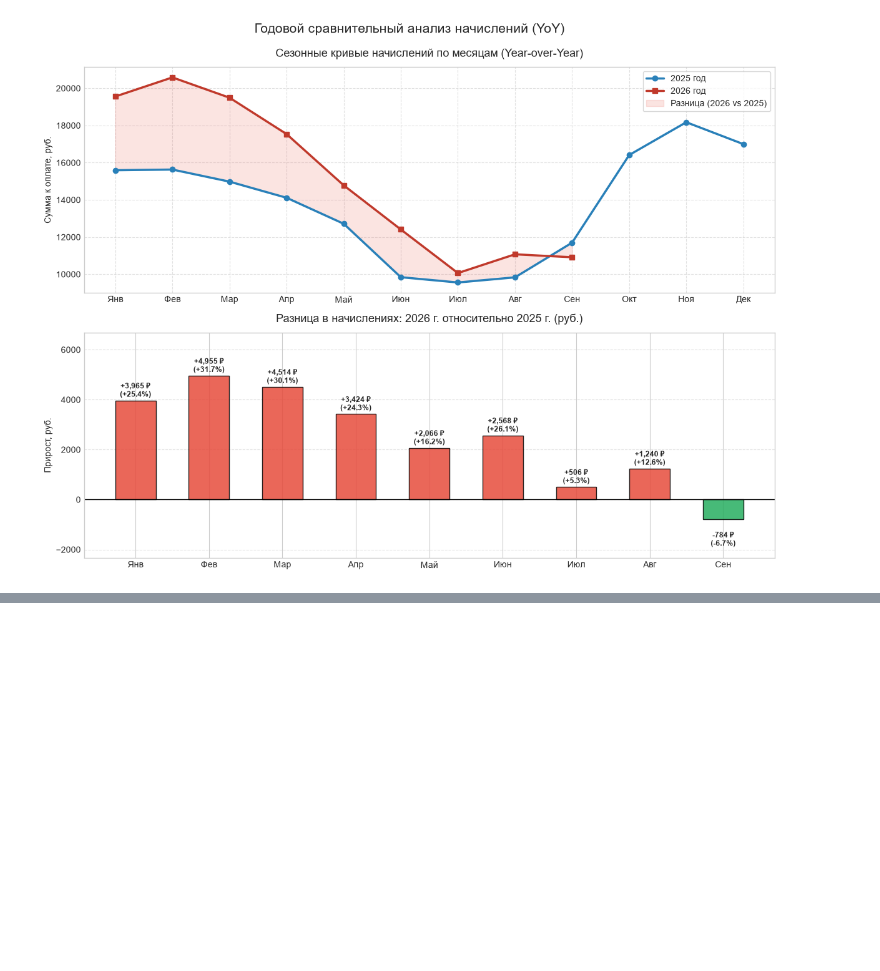
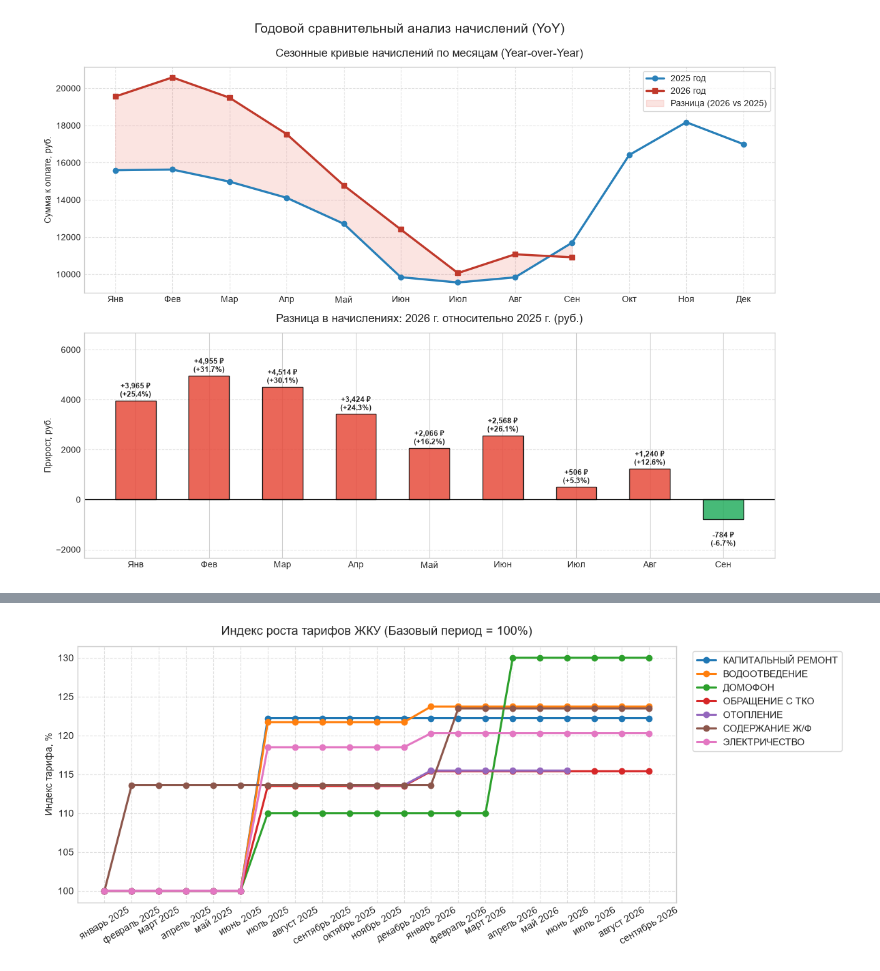
Before and after one commit to mbegma/pdf_table_parcer, a Jupyter notebook: notebooks/receipts_analytics.ipynb, the cells around one changed output, grey strips where cells are left out. Saved outputs shown, nothing was run; the diff lists cells and outputs as text; code cells hidden in the pictures; blank space fills up the shorter version.

```diff
--- a/notebooks/receipts_analytics.ipynb
+++ b/notebooks/receipts_analytics.ipynb
@@ -637,0 +646,79 @@ else:
+# %%
+query_tariffs = """
+    SELECT
+        r.period_date,
+        r.period,
+        sc.service_name,
+        sc.unit,
+        sc.tariff
+    FROM service_charges sc
+    JOIN receipts r ON sc.receipt_id = r.id
+    WHERE sc.tariff > 0
+    ORDER BY r.period_date;
+"""
+
+if HAS_PLOT_LIBS:
+    df_tariffs = pd.read_sql_query(query_tariffs, conn)
+
+    # Выбираем ключевые услуги с тарифами
+    target_services = [
+        'ВЗНОС НА КАПИТАЛЬНЫЙ РЕМОНТ',
+        'СОДЕРЖАНИЕ Ж/Ф',
+        'ОТОПЛЕНИЕ',
+        'ЭЛЕКТРИЧЕСТВО ОДНОТАРИФНЫЙ ПУ (Д1)',
+        'ВОДООТВЕДЕНИЕ',
+        'ДОМОФОН',
+        'ОБРАЩЕНИЕ С ТКО'
+    ]
+    df_filt = df_tariffs[df_tariffs['service_name'].isin(target_services)].copy()
+
+    # Сводная таблица по тарифам
+    pivot_tariffs = df_filt.pivot_table(index='period_date', columns='service_name', values='tariff', aggfunc='first').sort_index()
+
+    # Подписи оси X
+    period_map = df_tariffs.drop_duplicates('period_date').set_index('period_date')['period']
+    x_labels = [period_map.get(d, d) for d in pivot_tariffs.index]
+    x_pos = range(len(pivot_tariffs))
+
+    # 1. Таблица изменения тарифов (Старт -> Текущий -> Прирост)
+    tariff_summary = []
+    for col in pivot_tariffs.columns:
+        series = pivot_tariffs[col].dropna()
+        if not series.empty:
+            first_val = series.iloc[0]
+            last_val = series.iloc[-1]
+            unit = df_filt[df_filt['service_name'] == col]['unit'].iloc[0]
+            diff_val = last_val - first_val
+            pct_val = (diff_val / first_val) * 100.0
+            tariff_summary.append({
+                'Услуга': col,
+                'Ед. изм.': unit,
+                'Базовый тариф': round(first_val, 2),
+                'Текущий тариф': round(last_val, 2),
+                'Прирост, руб.': round(diff_val, 2),
+                'Индексация, %': f"{pct_val:+.1f}%"
+            })
+
+    df_tsum = pd.DataFrame(tariff_summary).sort_values('Прирост, руб.', ascending=False).reset_index(drop=True)
+    display(df_tsum)
+
+    # 2. График нормализованного индекса тарифов (% рост от базы = 100%)
+    pivot_idx = (pivot_tariffs / pivot_tariffs.bfill().iloc[0]) * 100.0
+
+    fig, ax = plt.subplots(figsize=(12, 5))
+    for col in pivot_idx.columns:
+        short_name = col.replace('ОДНОТАРИФНЫЙ ПУ (Д1)', '').replace('ВЗНОС НА ', '').strip()
+        ax.plot(x_pos, pivot_idx[col], marker='o', linewidth=2.2, label=f"{short_name}")
+
+    ax.set_title("Индекс роста тарифов ЖКУ (Базовый период = 100%)", fontsize=13, pad=12)
+    ax.set_ylabel("Индекс тарифа, %")
+    ax.set_xticks(x_pos)
+    ax.set_xticklabels(x_labels, rotation=30)
+    ax.grid(True, linestyle="--", alpha=0.6)
+    ax.legend(bbox_to_anchor=(1.02, 1), loc="upper left", frameon=True)
+    plt.tight_layout()
+    plt.show()
+else:
+    for r in conn.execute(query_tariffs):
+        print(dict(r))
+# %% [output]
@@ -637,0 +733 @@ else:
+[figure, added]
```
Also changed, not shown: parts of 7 cells of this notebook.
